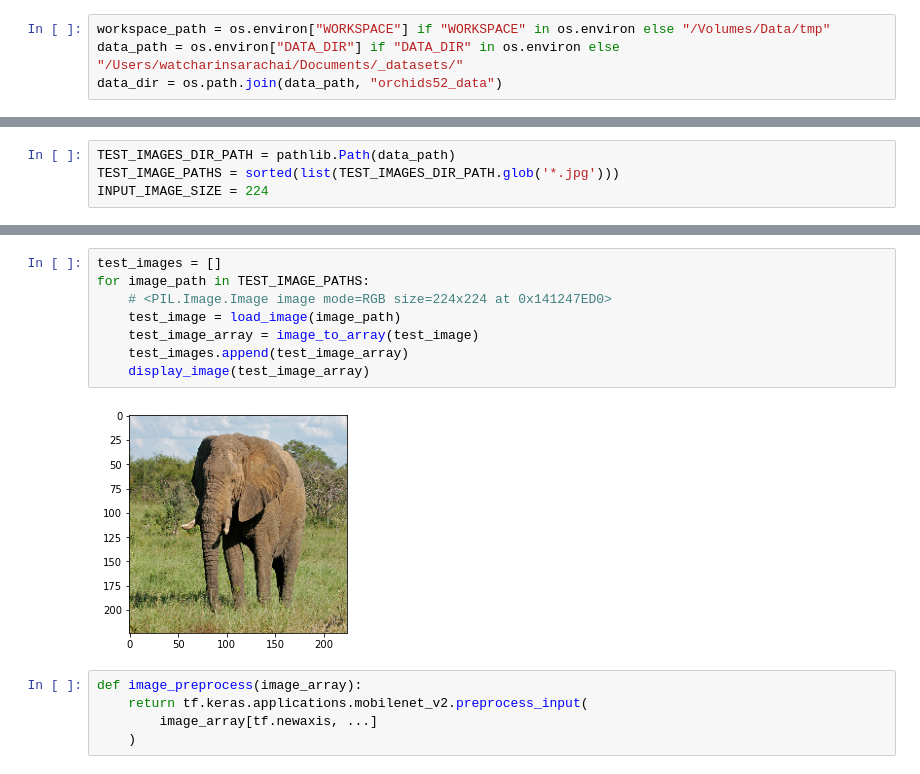
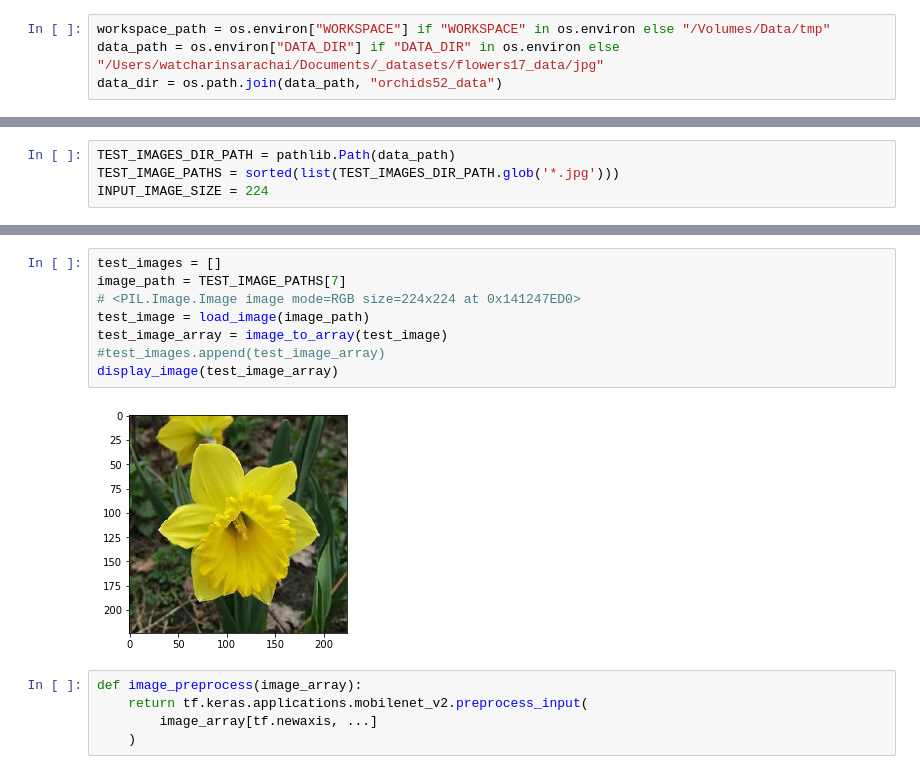
Before and after one commit to wsarachai/Orchid2019, a Jupyter notebook: test.ipynb, the cells around one changed output, grey strips where cells are left out. Saved outputs shown, nothing was run; the diff lists cells and outputs as text.

```diff
--- a/test.ipynb
+++ b/test.ipynb
@@ -17,7 +18,7 @@ Tensorflow version: 2.5.0
 Keras version: 2.5.0
 # %%
 workspace_path = os.environ["WORKSPACE"] if "WORKSPACE" in os.environ else "/Volumes/Data/tmp"
-data_path = os.environ["DATA_DIR"] if "DATA_DIR" in os.environ else "/Users/watcharinsarachai/Documents/_datasets/"
+data_path = os.environ["DATA_DIR"] if "DATA_DIR" in os.environ else "/Users/watcharinsarachai/Documents/_datasets/flowers17_data/jpg"
 data_dir = os.path.join(data_path, "orchids52_data")
 # %%
 LABELS_URL = 'https://storage.googleapis.com/download.tensorflow.org/data/ImageNetLabels.txt'
@@ -71,13 +48,13 @@ array([[[208, 211, 220],
 # %%
 test_images = []
-for image_path in TEST_IMAGE_PATHS:
-    # <PIL.Image.Image image mode=RGB size=224x224 at 0x141247ED0>
-    test_image = load_image(image_path)
-    test_image_array = image_to_array(test_image)
-    test_images.append(test_image_array)
-    display_image(test_image_array)
+image_path = TEST_IMAGE_PATHS[7]
+# <PIL.Image.Image image mode=RGB size=224x224 at 0x141247ED0>
+test_image = load_image(image_path)
+test_image_array = image_to_array(test_image)
+#test_images.append(test_image_array)
+display_image(test_image_array)
 # %% [output]
-[figure, old version]
+[figure, new version]
 # %%
 def image_preprocess(image_array):
     return tf.keras.applications.mobilenet_v2.preprocess_input(
```
Also changed, not shown: parts of 4 cells of this notebook, 2 other files.
